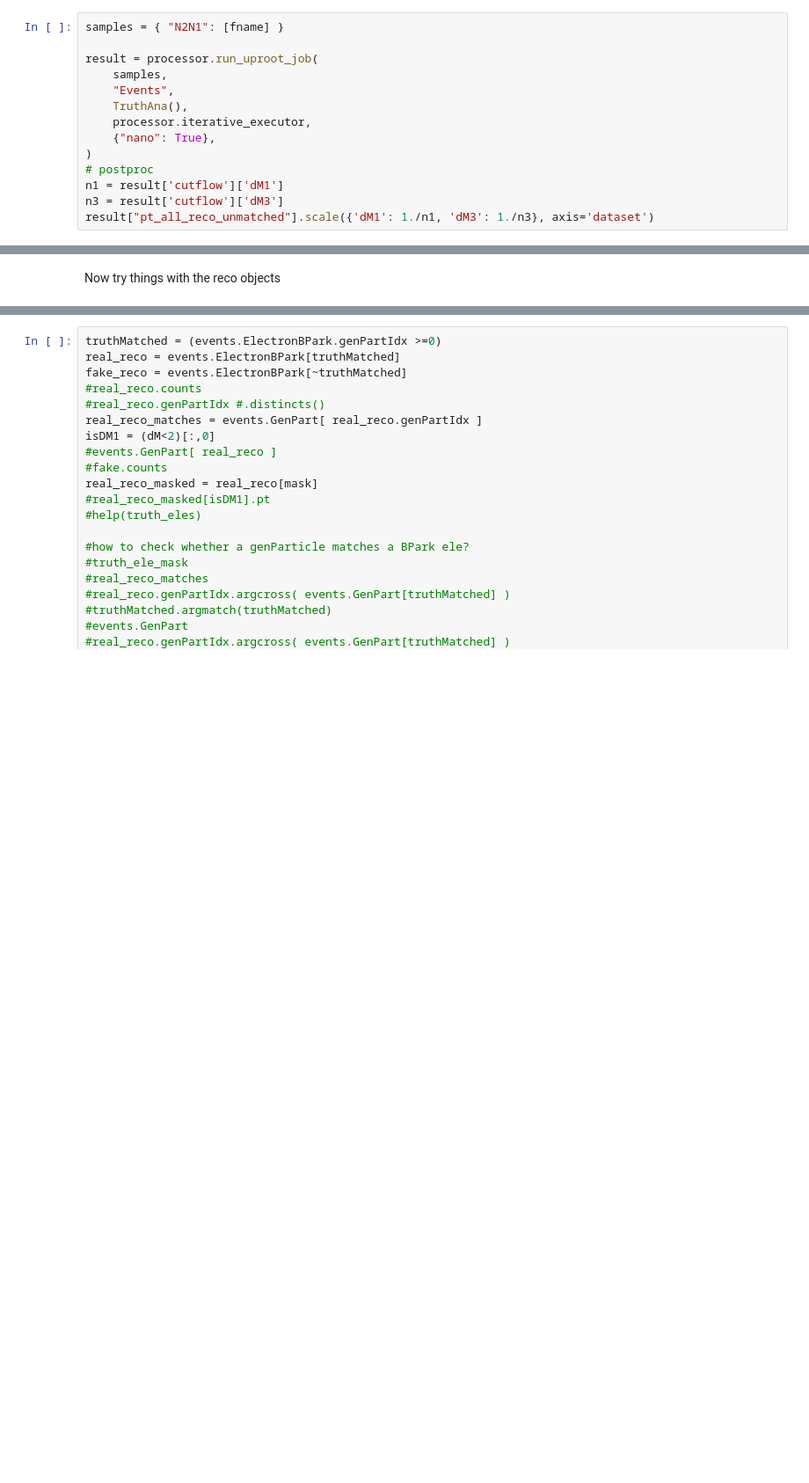
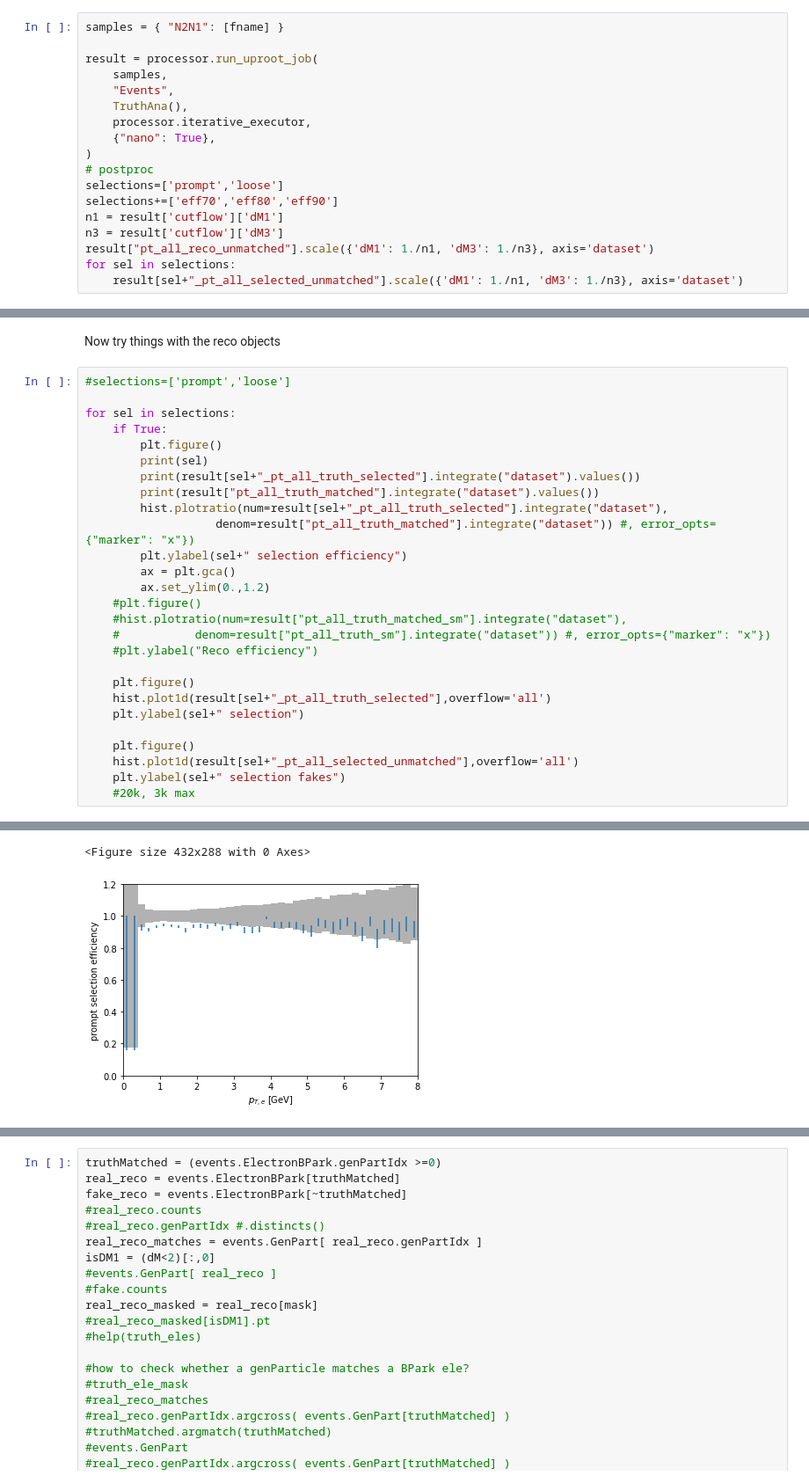
Before and after one commit to therwig/ele-studies, a Jupyter notebook: akAna/coffeaTest.ipynb, the cells around one changed output, grey strips where cells are left out. Shown: that part at 88% size. Cells and saved outputs as stored; diff of their text form; blank space fills up the shorter version.

```diff
--- a/akAna/coffeaTest.ipynb
+++ b/akAna/coffeaTest.ipynb
@@ -153,9 +220,13 @@ result = processor.run_uproot_job(
     {"nano": True},
 )
 # postproc
+selections=['prompt','loose']
+selections+=['eff70','eff80','eff90']
 n1 = result['cutflow']['dM1']
 n3 = result['cutflow']['dM3']
 result["pt_all_reco_unmatched"].scale({'dM1': 1./n1, 'dM3': 1./n3}, axis='dataset')
+for sel in selections:
+    result[sel+"_pt_all_selected_unmatched"].scale({'dM1': 1./n1, 'dM3': 1./n3}, axis='dataset')
 # %%
 result['cutflow']
 # %% [output]
@@ -188,2 +272,30 @@ hist.plot1d(result["pt_all_reco_unmatched"],overflow='all')
 # %% [markdown]
 Now try things with the reco objects
+# %%
+#selections=['prompt','loose']
+
+for sel in selections:
+    if True:
+        plt.figure()
+        print(sel)
+        print(result[sel+"_pt_all_truth_selected"].integrate("dataset").values())
+        print(result["pt_all_truth_matched"].integrate("dataset").values())
+        hist.plotratio(num=result[sel+"_pt_all_truth_selected"].integrate("dataset"),
+                   denom=result["pt_all_truth_matched"].integrate("dataset")) #, error_opts={"marker": "x"})
+        plt.ylabel(sel+" selection efficiency")
+        ax = plt.gca()
+        ax.set_ylim(0.,1.2)
+    #plt.figure()
+    #hist.plotratio(num=result["pt_all_truth_matched_sm"].integrate("dataset"),
+    #           denom=result["pt_all_truth_sm"].integrate("dataset")) #, error_opts={"marker": "x"})
+    #plt.ylabel("Reco efficiency")
+
+    plt.figure()
+    hist.plot1d(result[sel+"_pt_all_truth_selected"],overflow='all')
+    plt.ylabel(sel+" selection")
+
+    plt.figure()
+    hist.plot1d(result[sel+"_pt_all_selected_unmatched"],overflow='all')
+    plt.ylabel(sel+" selection fakes")
+    #20k, 3k max
+# %% [output]
@@ -189,0 +320,2 @@ Now try things with the reco objects
+<Figure size 432x288 with 0 Axes>
+[figure, added]
```
Also changed, not shown: parts of 6 cells of this notebook.
